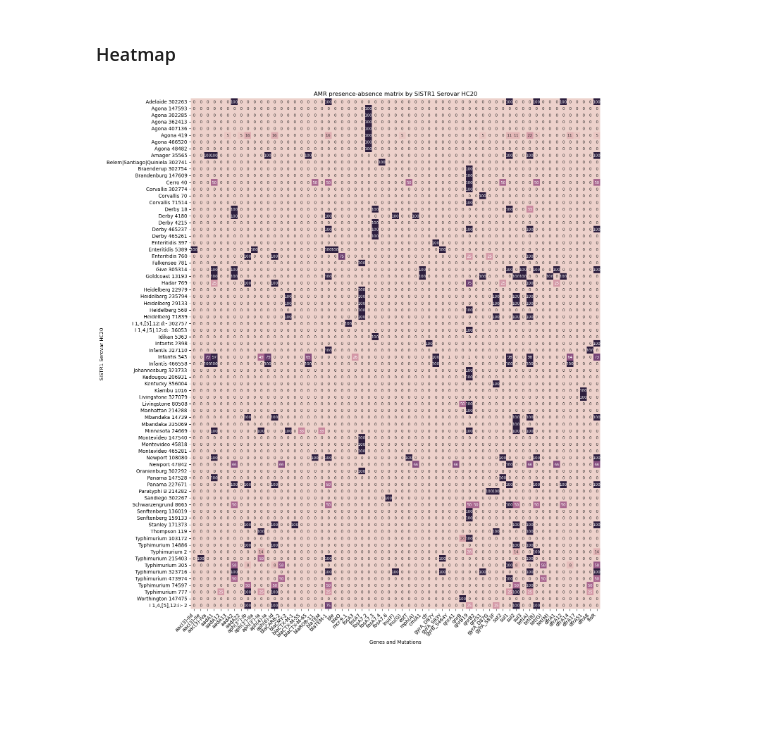
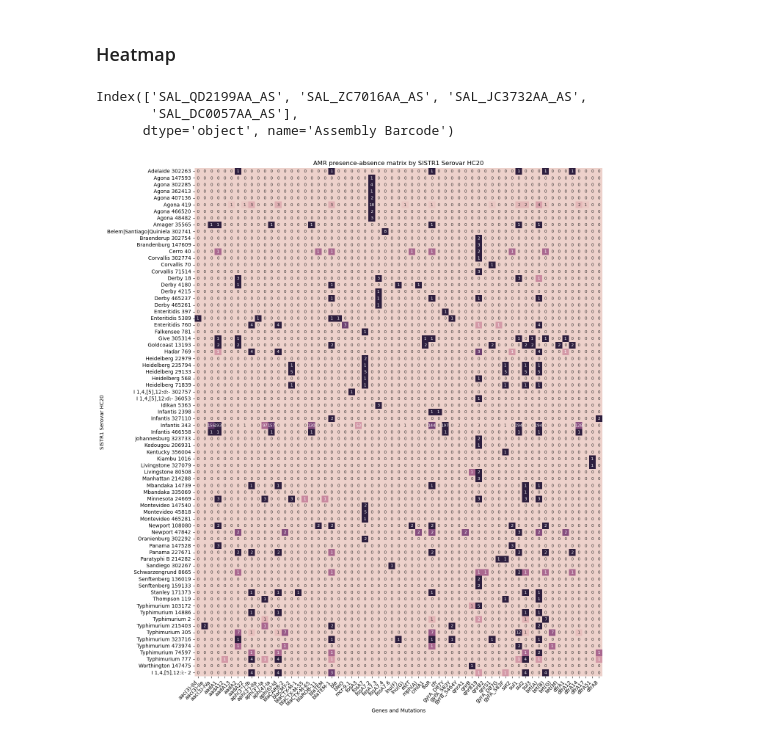
Before and after one commit to vicevalds/BIO295, a Jupyter notebook: AMR_heatmap.ipynb, the cells around one changed output. Drawn from its saved outputs; the diff is of its cells as text; code cells hidden in the pictures; blank space fills up the shorter version.

```diff
--- a/AMR_heatmap.ipynb
+++ b/AMR_heatmap.ipynb
@@ -123,6 +122,14 @@ df_counts
 | Wild Animal | 5 | 0 | 11 | 6 |
 # %% [markdown]
 ### Heatmap
+# %%
+amr_de_importancia
+test = amr_de_importancia[amr_de_importancia['SISTR1 Serovar HC20'] == 'Agona 419']
+test.index.unique()
+# %% [output]
+Index(['SAL_QD2199AA_AS', 'SAL_ZC7016AA_AS', 'SAL_JC3732AA_AS',
+       'SAL_DC0057AA_AS'],
+      dtype='object', name='Assembly Barcode')
 # %%
 def make_matrix(df, HC: str):
     amr_matrix = df.groupby([f'SISTR1 Serovar {HC}', 'Resistance gene']).size().unstack(fill_value=0)
@@ -134,29 +141,29 @@ def make_matrix(df, HC: str):
     new_sort = [idx for idx in matrix.index if idx not in mono] + mono
     matrix = matrix.reindex(new_sort)
     ## mv floR
-    floR = ['floR']
-    new_sort = [col for col in matrix.columns if col not in floR] + floR
-    return matrix[new_sort]
+    #floR = ['floR']
+    #new_sort = [col for col in matrix.columns if col not in floR] + floR
+    return matrix
 # %%
 SEROTIPOS = ['Typhimurium', 'Newport', 'Enteritidis', 'Infantis', 'I 1,4,[5],12:i:-', 'Agona']
 # %%
 """
 Mapa de calor, porcentaje AMR en cluster HC
 """
 HC = 'HC20'
 arm_matrix_todos_los_genomas = make_matrix(amr, HC)
 heat_map = arm_matrix_todos_los_genomas.apply(lambda x: ((x - x.min()) / (x.max() - x.min()) * 100).astype(int), axis=1)
 
-plt.figure(figsize=(18, 16))
-ax = sns.heatmap(heat_map, cmap=sns.cubehelix_palette(as_cmap=True), cbar=False, linecolor='#d5fcd4', square=True, annot=heat_map, fmt="d", annot_kws={"size": 8})
+plt.figure(figsize=(14, 18))
+ax = sns.heatmap(heat_map, cmap=sns.cubehelix_palette(as_cmap=True), cbar=False, linecolor='#d5fcd4', square=True, annot=arm_matrix_todos_los_genomas, fmt="d", annot_kws={"size": 8})
 
 plt.xticks(rotation=45, ha='right')
 plt.title(f'AMR presence-absence matrix by SISTR1 Serovar {HC}')
 plt.xlabel('Genes and Mutations')
 plt.ylabel(f'SISTR1 Serovar {HC}')
 
 plt.tight_layout()
 plt.savefig(f'img/heatmap_{HC}_al_menos_un_AMR.png', format='png', bbox_inches='tight')
 plt.show()
 # %% [output]
-[figure, old version]
+[figure, new version]
```
Also changed, not shown: parts of 9 cells of this notebook, 32 other files.
